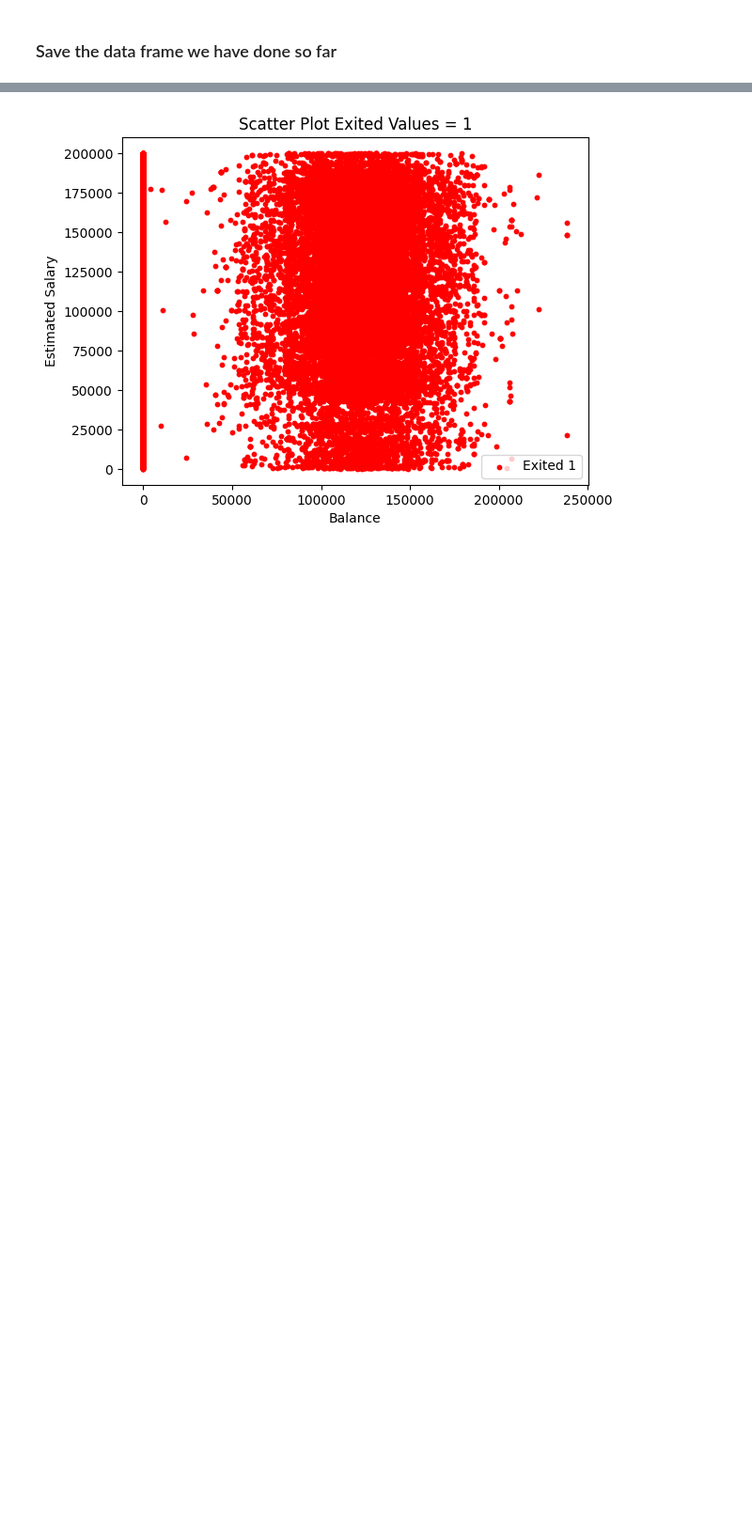
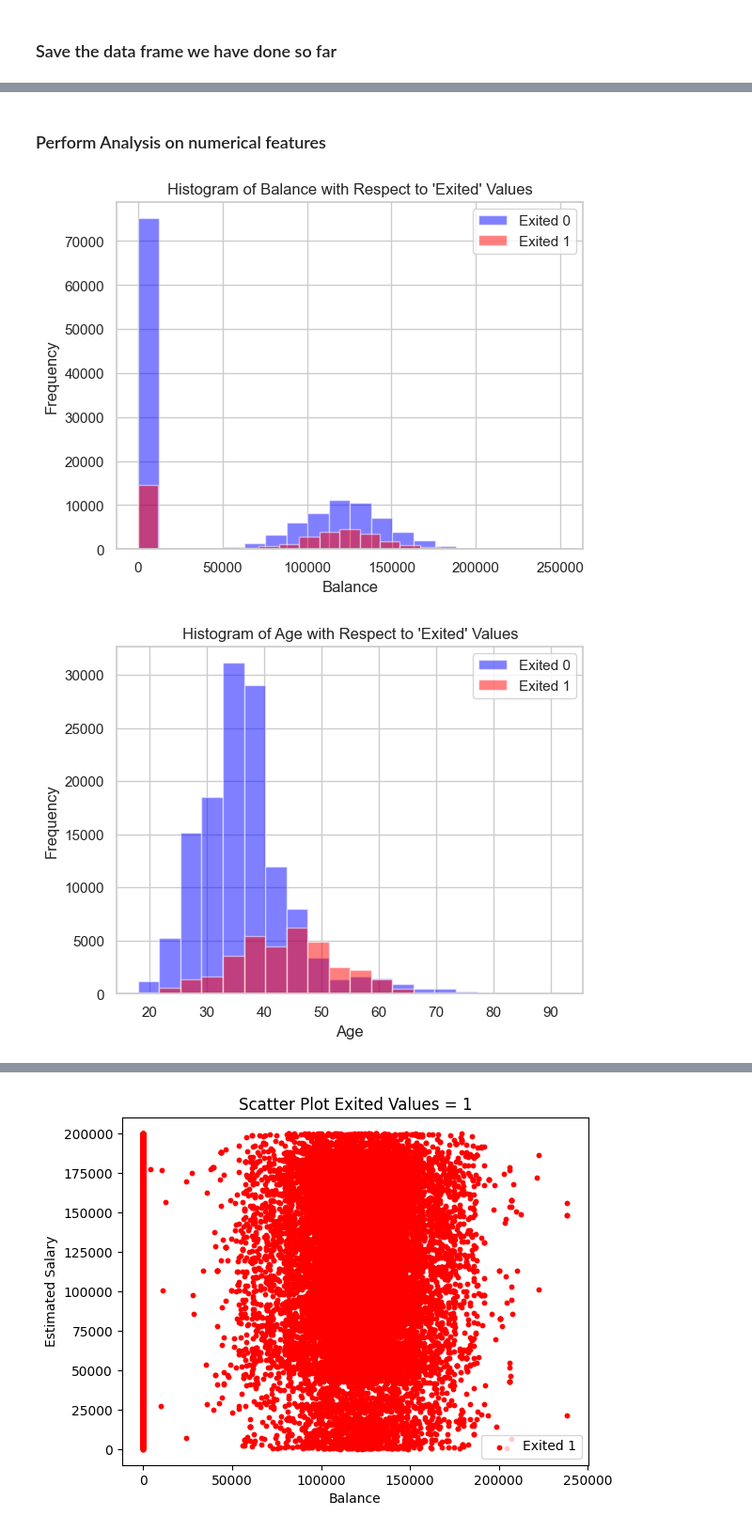
Before and after one commit to MohamedEbrahem1/Binary-Classification-with-a-Bank-Churn-Dataset, a Jupyter notebook: src.ipynb, the cells around one changed output, grey strips where cells are left out. Shown at 94% size. Saved outputs shown, nothing was run; the diff lists cells and outputs as text; code cells hidden in the pictures; blank space fills up the shorter version.

```diff
--- a/src.ipynb
+++ b/src.ipynb
@@ -159,0 +183,24 @@ plt.show()
+# %% [markdown]
+### Perform Analysis on numerical features
+# %%
+# Assuming 'Balance' is the column you want to create a histogram for
+num_features = ["Balance", "Age", "EstimatedSalary"]
+target_column = "Exited"
+
+# Separate data based on 'Exited' value
+exited_0 = train[train[target_column] == 0]
+exited_1 = train[train[target_column] == 1]
+
+# Create histograms for each 'Exited' value
+for n in num_features:
+    plt.hist(exited_0[n], bins=20, alpha=0.5, label='Exited 0', color='blue')
+    plt.hist(exited_1[n], bins=20, alpha=0.5, label='Exited 1', color='red')
+
+    plt.xlabel(n)
+    plt.ylabel('Frequency')
+    plt.legend()
+    plt.title(f"Histogram of {n} with Respect to 'Exited' Values")
+    plt.show()
+# %% [output]
+[figure, added]
+[figure, added]
```
Also changed, not shown: parts of 22 cells of this notebook, 3 other files.
